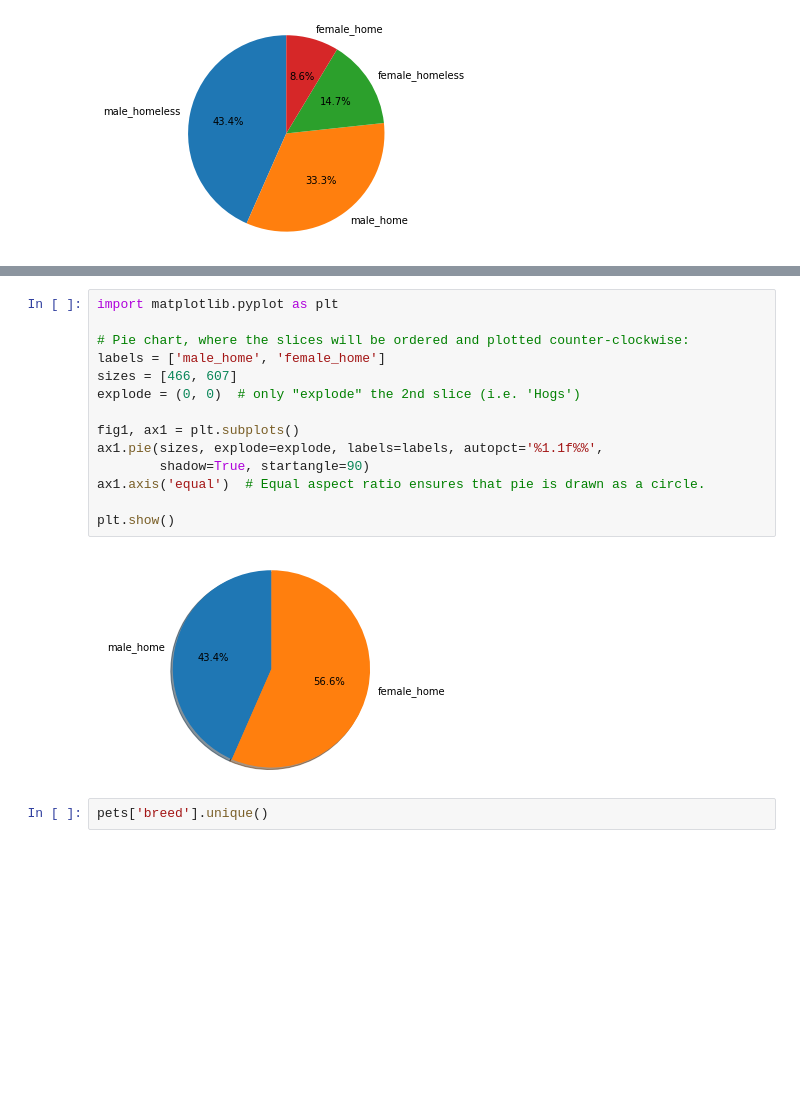
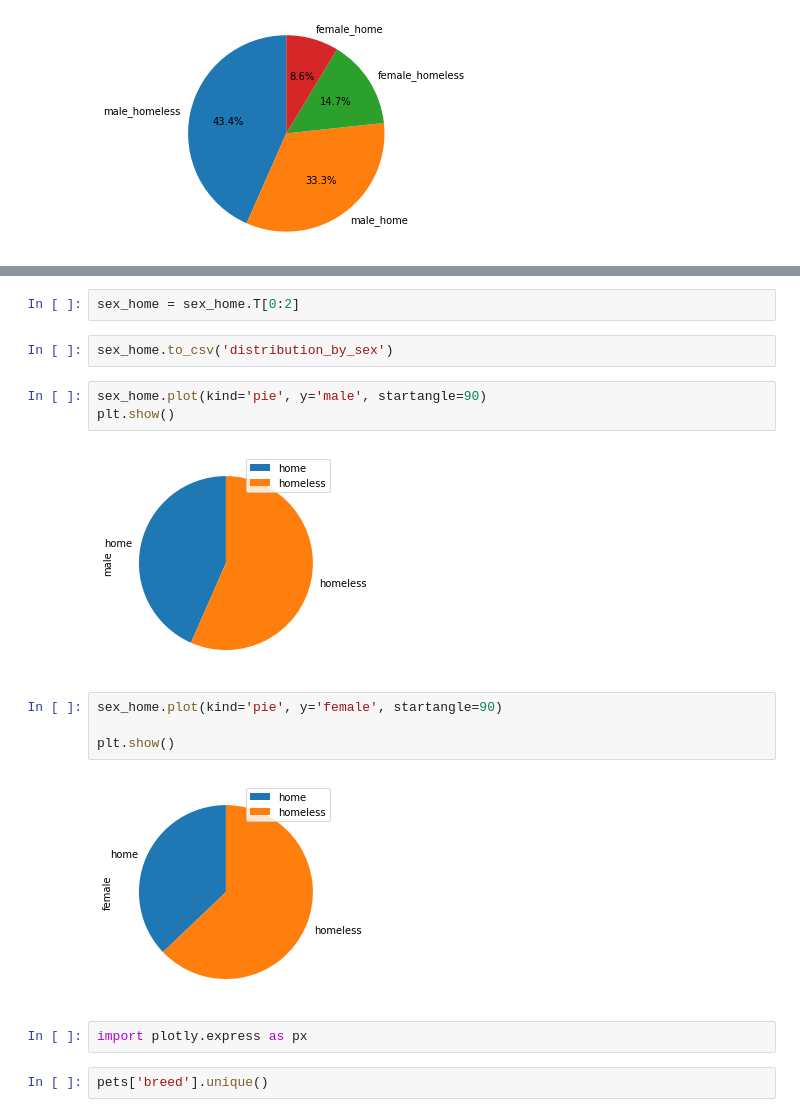
Before and after one commit to praktikum-hackathon/hackathon, a Jupyter notebook: Research/ pricing.ipynb, the cells around one changed output, grey strips where cells are left out. Cells and saved outputs as stored; diff of their text form; blank space fills up the shorter version.

```diff
--- a/Research/ pricing.ipynb
+++ b/Research/ pricing.ipynb
@@ -144,19 +107,20 @@ plt.show()
-# %%
-import matplotlib.pyplot as plt
-
-# Pie chart, where the slices will be ordered and plotted counter-clockwise:
-labels = ['male_home', 'female_home']
-sizes = [466, 607]
-explode = (0, 0)  # only "explode" the 2nd slice (i.e. 'Hogs')
-
-fig1, ax1 = plt.subplots()
-ax1.pie(sizes, explode=explode, labels=labels, autopct='%1.1f%%',
-        shadow=True, startangle=90)
-ax1.axis('equal')  # Equal aspect ratio ensures that pie is drawn as a circle.
-
-plt.show()
-# %% [output]
-[figure, removed]
+# %%
+sex_home = sex_home.T[0:2]
+# %%
+sex_home.to_csv('distribution_by_sex')
+# %%
+sex_home.plot(kind='pie', y='male', startangle=90)
+plt.show()
+# %% [output]
+[figure, added]
+# %%
+sex_home.plot(kind='pie', y='female', startangle=90)
+
+plt.show()
+# %% [output]
+[figure, added]
+# %%
+import plotly.express as px
 # %%
 pets['breed'].unique()
 # %% [output]
```
Also changed, not shown: parts of 4 cells of this notebook, 1 other file.
